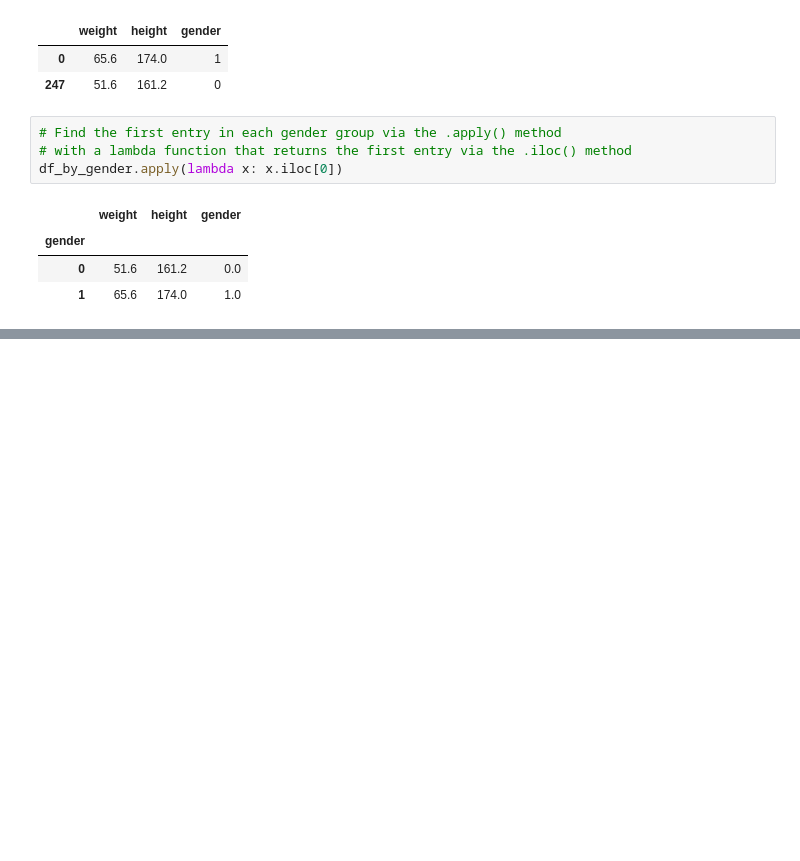
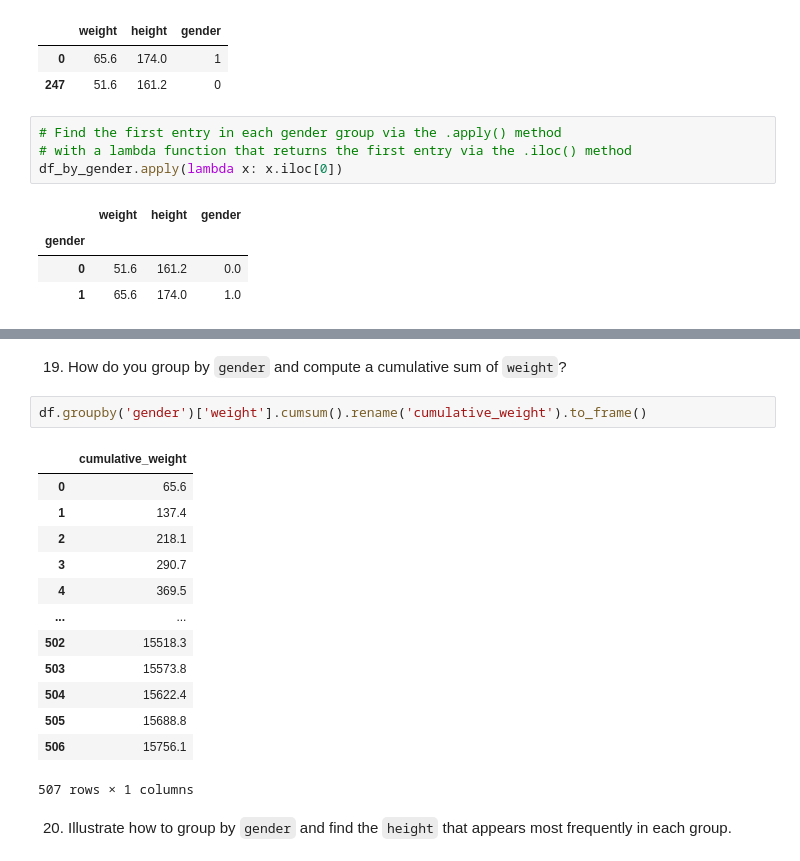
Before and after one commit to jordanriver/DScourse, a Jupyter notebook: Homework/week6_ex_groupby_jordan.ipynb, the cells around one changed output, grey strips where cells are left out. Cells and saved outputs as stored; diff of their text form; blank space fills up the shorter version.

```diff
--- a/Homework/week6_ex_groupby_jordan.ipynb
+++ b/Homework/week6_ex_groupby_jordan.ipynb
@@ -146,0 +302,20 @@ df_by_gender.apply(lambda x: x.iloc[0])
+# %% [markdown]
+19. How do you group by `gender` and compute a cumulative sum of `weight`?
+# %%
+df.groupby('gender')['weight'].cumsum().rename('cumulative_weight').to_frame()
+# %% [output]
+|  | cumulative_weight |
+| 0 | 65.6 |
+| 1 | 137.4 |
+| 2 | 218.1 |
+| 3 | 290.7 |
+| 4 | 369.5 |
+| ... | ... |
+| 502 | 15518.3 |
+| 503 | 15573.8 |
+| 504 | 15622.4 |
+| 505 | 15688.8 |
+| 506 | 15756.1 |
+507 rows × 1 columns
+# %% [markdown]
+20. Illustrate how to group by `gender` and find the `height` that appears most frequently in each group.
```
Also changed, not shown: parts of 28 cells of this notebook.
